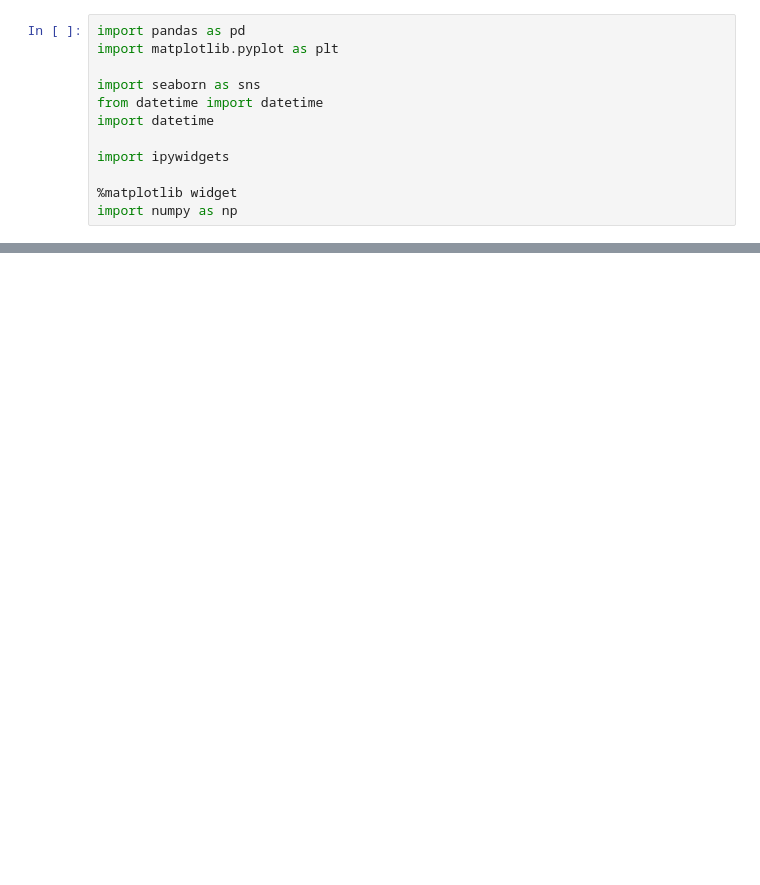
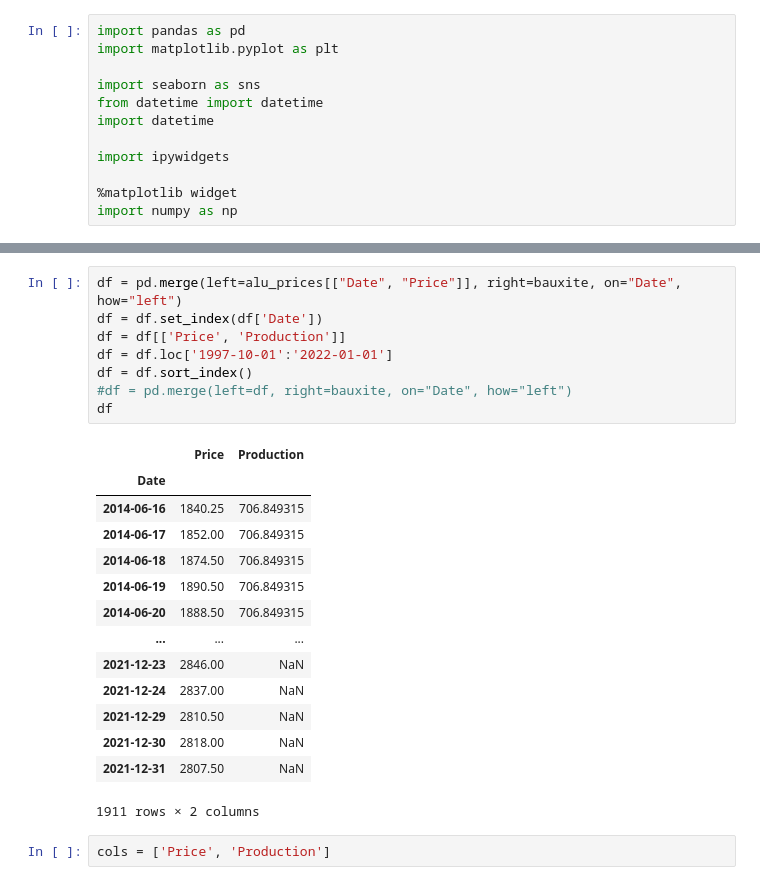
Before and after one commit to alexwese/tkseminar, a Jupyter notebook: DataAnalysis/DataAnalysis_Bauxite.ipynb, the cells around one changed output, grey strips where cells are left out. Cells and saved outputs as stored; diff of their text form; blank space fills up the shorter version.

```diff
--- a/DataAnalysis/DataAnalysis_Bauxite.ipynb
+++ b/DataAnalysis/DataAnalysis_Bauxite.ipynb
@@ -93,3 +67,28 @@ cols = ['EnergyPrice', 'OilPrice','GasPrice']
+# %%
+df = pd.merge(left=alu_prices[["Date", "Price"]], right=bauxite, on="Date", how="left")
+df = df.set_index(df['Date'])
+df = df[['Price', 'Production']]
+df = df.loc['1997-10-01':'2022-01-01']
+df = df.sort_index()
+#df = pd.merge(left=df, right=bauxite, on="Date", how="left")
+df
+# %% [output]
+|  | Price | Production |
+| Date |  |  |
+| 2014-06-16 | 1840.25 | 706.849315 |
+| 2014-06-17 | 1852.00 | 706.849315 |
+| 2014-06-18 | 1874.50 | 706.849315 |
+| 2014-06-19 | 1890.50 | 706.849315 |
+| 2014-06-20 | 1888.50 | 706.849315 |
+| ... | ... | ... |
+| 2021-12-23 | 2846.00 | NaN |
+| 2021-12-24 | 2837.00 | NaN |
+| 2021-12-29 | 2810.50 | NaN |
+| 2021-12-30 | 2818.00 | NaN |
+| 2021-12-31 | 2807.50 | NaN |
+1911 rows × 2 columns
+# %%
+cols = ['Price', 'Production']
 # %%
 sns.pairplot(df[cols])
 # %% [output]
```
Also changed, not shown: parts of 11 cells of this notebook, 4 other files.
